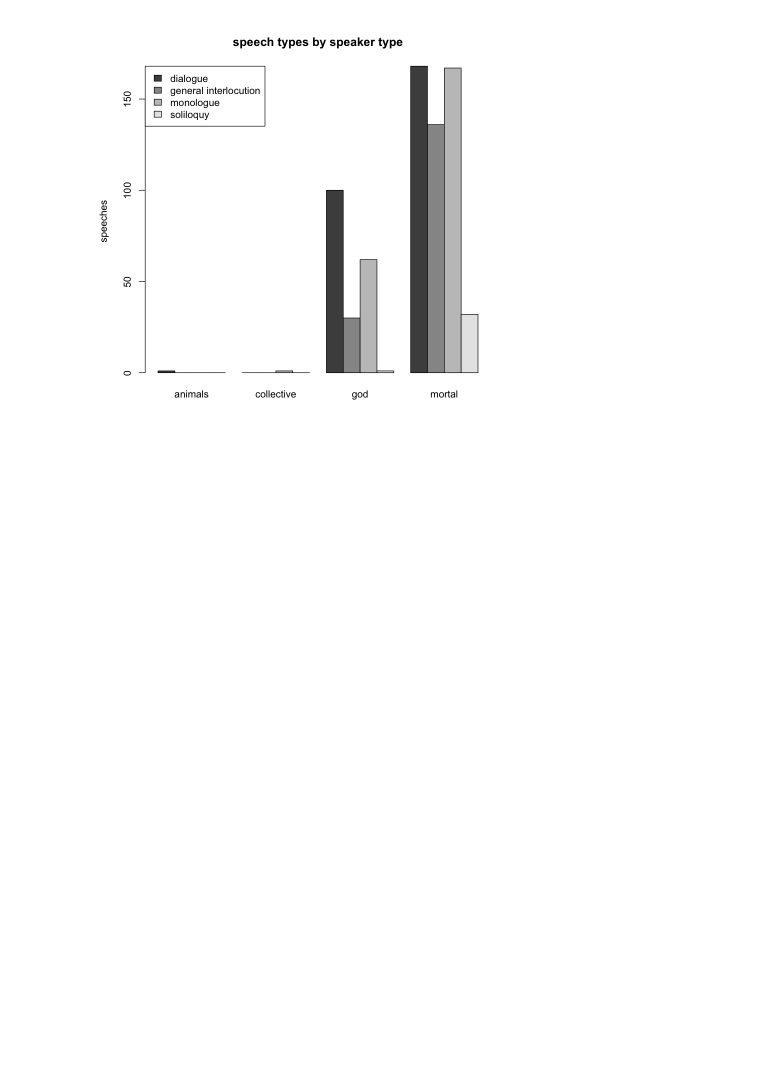
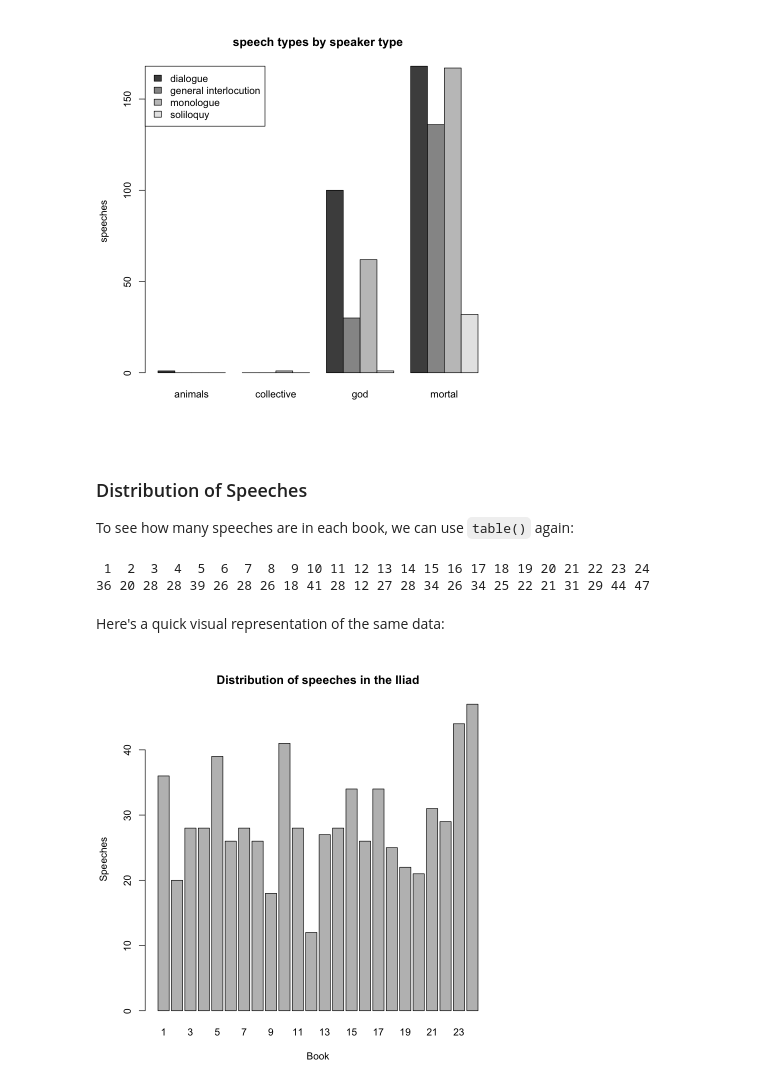
Before and after one commit to cwf2/rostock_r, a Jupyter notebook: 1 - Introduction.ipynb, the cells around one changed output. Cells and saved outputs as stored; diff of their text form; code cells hidden in the pictures; blank space fills up the shorter version.

```diff
--- a/1 - Introduction.ipynb
+++ b/1 - Introduction.ipynb
@@ -1021,3 +1027,21 @@ with(speeches,
              main='speech types by speaker type'))
 # %% [output]
 [figure]
+# %% [markdown]
+### Distribution of Speeches
+
+To see how many speeches are in each book, we can use `table()` again:
+# %%
+table(speeches$book)
+# %% [output]
+ 1  2  3  4  5  6  7  8  9 10 11 12 13 14 15 16 17 18 19 20 21 22 23 24
+36 20 28 28 39 26 28 26 18 41 28 12 27 28 34 26 34 25 22 21 31 29 44 47
+# %% [markdown]
+Here's a quick visual representation of the same data:
+# %%
+barplot(table(speeches$book),
+       xlab='Book',
+       ylab='Speeches',
+       main='Distribution of speeches in the Iliad')
+# %% [output]
+[figure, added]
```
Also changed, not shown: parts of 1 cell of this notebook, 2 other files.
